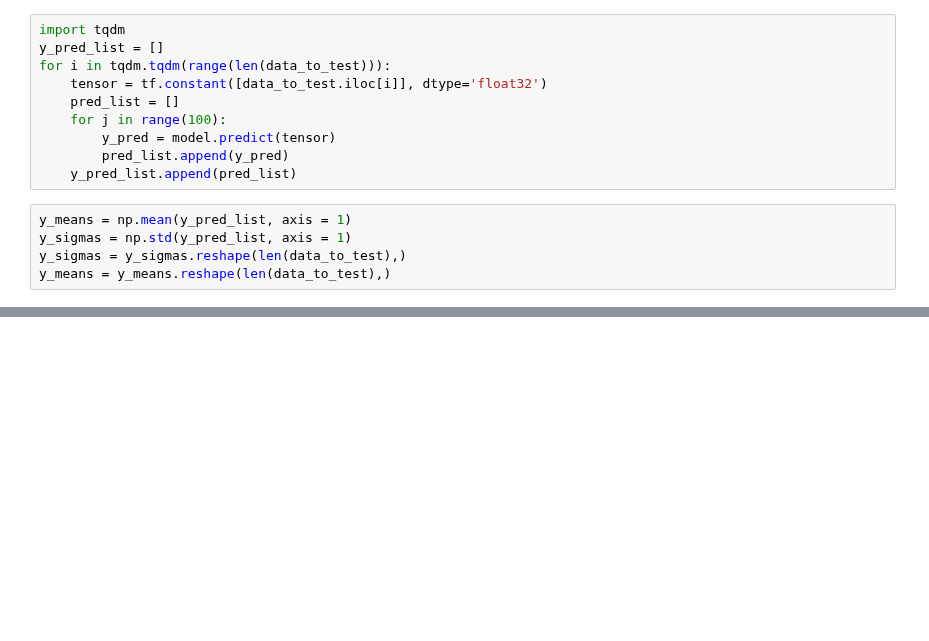
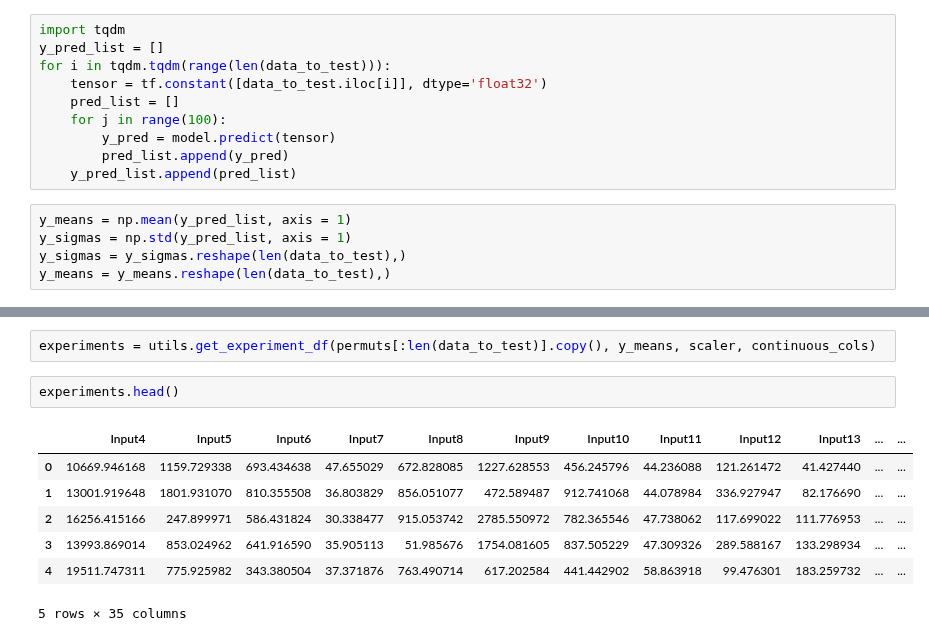
Before and after one commit to eric220/Grail, a Jupyter notebook: holy_grail_model.ipynb, the cells around one changed output, grey strips where cells are left out. Cells and saved outputs as stored; diff of their text form; blank space fills up the shorter version.

Commit message:
add get_experiment_df

```diff
--- a/holy_grail_model.ipynb
+++ b/holy_grail_model.ipynb
@@ -231,0 +222,12 @@ array([7106.98011568])
+# %%
+experiments = utils.get_experiment_df(permuts[:len(data_to_test)].copy(), y_means, scaler, continuous_cols)
+# %%
+experiments.head()
+# %% [output]
+|  | Input4 | Input5 | Input6 | Input7 | Input8 | Input9 | Input10 | Input11 | Input12 | Input13 | ... | ... |
+| 0 | 10669.946168 | 1159.729338 | 693.434638 | 47.655029 | 672.828085 | 1227.628553 | 456.245796 | 44.236088 | 121.261472 | 41.427440 | ... | ... |
+| 1 | 13001.919648 | 1801.931070 | 810.355508 | 36.803829 | 856.051077 | 472.589487 | 912.741068 | 44.078984 | 336.927947 | 82.176690 | ... | ... |
+| 2 | 16256.415166 | 247.899971 | 586.431824 | 30.338477 | 915.053742 | 2785.550972 | 782.365546 | 47.738062 | 117.699022 | 111.776953 | ... | ... |
+| 3 | 13993.869014 | 853.024962 | 641.916590 | 35.905113 | 51.985676 | 1754.081605 | 837.505229 | 47.309326 | 289.588167 | 133.298934 | ... | ... |
+| 4 | 19511.747311 | 775.925982 | 343.380504 | 37.371876 | 763.490714 | 617.202584 | 441.442902 | 58.863918 | 99.476301 | 183.259732 | ... | ... |
+5 rows × 35 columns
```
Also changed, not shown: parts of 8 cells of this notebook, 1 other file.
